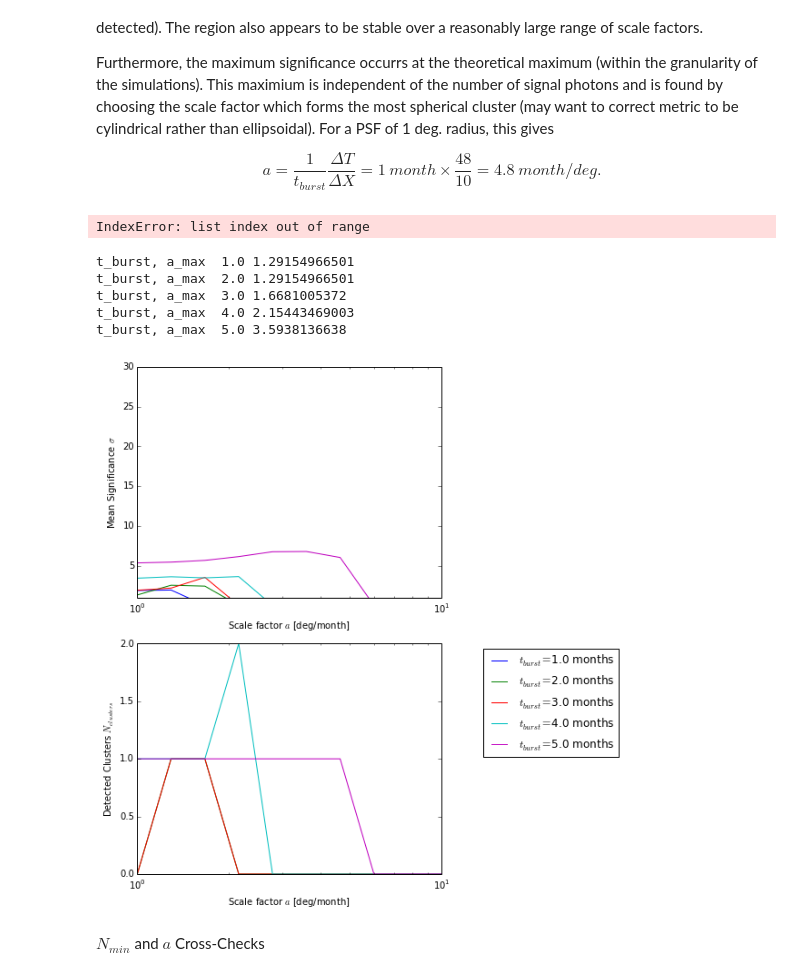
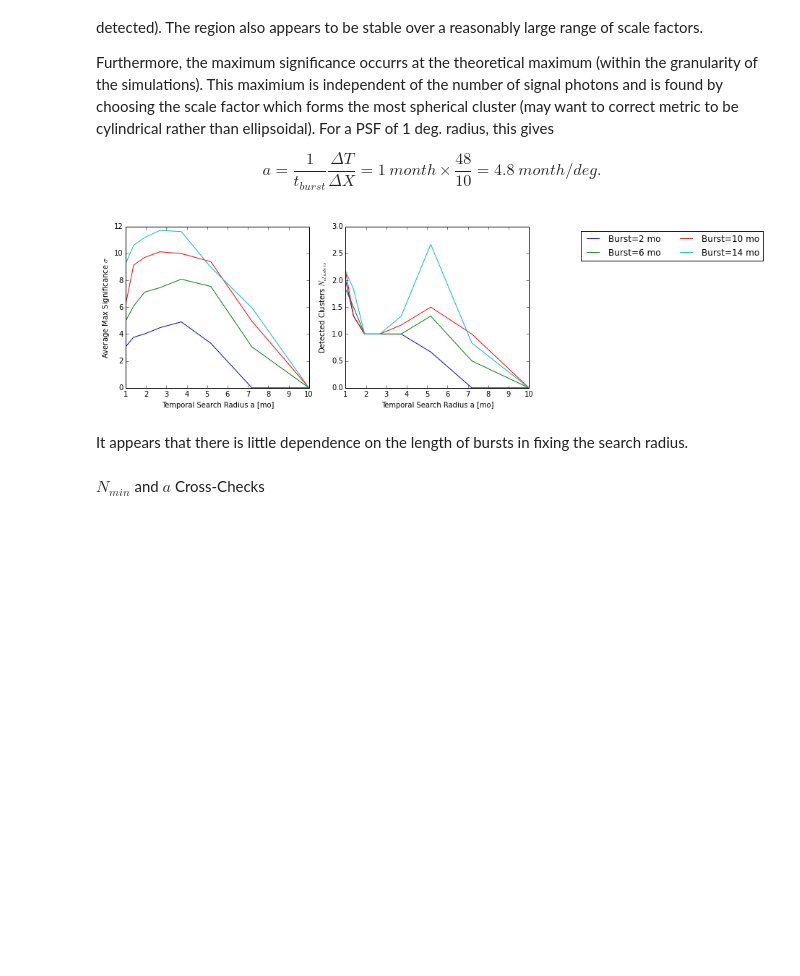
Before and after one commit to erccarls/time_var, a Jupyter notebook: Time_Var_DBSCAN/run_MC.ipynb, the cells around one changed output. Drawn from its saved outputs; the diff is of its cells as text; code cells hidden in the pictures; blank space fills up the shorter version.

```diff
--- a/Time_Var_DBSCAN/run_MC.ipynb
+++ b/Time_Var_DBSCAN/run_MC.ipynb
@@ -21,8 +21,9 @@ import cPickle as pickle, numpy as np, matplotlib.pyplot as plt
 import psf# Module for gaussian PSF convolution
 
 # Universal Simulation Parameters
-sizeX,sizeY,sizeT = 5.,5.,48. # Define box size
-N_bg = 1000 # Number of background events to be distributed randomly
+sizeX,sizeY,sizeT = 10.,10.,48. # Define box size
+dens = 20 #dens/sq deg
+N_bg = dens*sizeX*sizeY # Number of background events to be distributed randomly
 r_68 = 1.0 # Spatial PSF size in degrees
 numProcs = 12 # How many CPU to use
 
@@ -81,10 +82,13 @@ Let us begin to answer these quesetions by simulating a source with \\(t_{burst}
 # %%
 import DBSCAN,MCSTATS,dbscan_indexed
 numSims = 6# number of simulations for each MC
-aList = np.logspace(0,1,20) # Scan search radius from 1-48 months.
-N_sigList = range(0,101,25)
-burst_Time = 4. # temporal length of source in months
-N_bg=1000
+#aList = np.logspace(0,1,20) # Scan search radius from 1-48 months.
+#N_sigList = range(0,101,25)
+
+aList = np.logspace(0,1,8) # Scan search radius from 1-48 months.
+N_sigList = range(0,101,33)
+
+burst_Time = 6. # temporal length of source in months
 
 reload(MCSTATS)
 reload(DBSCAN)
@@ -92,7 +96,7 @@ reload(DBSCAN)
 MS,MC = [],[]
 
 for N_sig in N_sigList:
-    mcSims=[RunSim(N_sig_on=N_sig,N_sig_off=0,t_burst=burst_Time) for i in range(numSims)]
+    mcSims=[RunSim(N_sig_on=N_sig,N_sig_off=0,t_burst=burst_Time) for k in range(numSims)]
     dbscanResults,sigs = [],[]
 
     for a in aList:
@@ -103,7 +107,7 @@ for N_sig in N_sigList:
         if nMin<3.: nMin=3 # If the number of events is less than three, DBSCAN won't work very well....
 
         # Send results to DBSCAN.  timeScale tells DBSCAN to multiply the times by the argument.
-        scan = MCSTATS.DBSCAN_Compute_Clusters(mcSims, eps=r_68,min_samples=nMin, timeScale=r_68/a,numProcs=numProcs,plot=False)
+        scan = MCSTATS.DBSCAN_Compute_Clusters(mcSims, eps=r_68,min_samples=nMin, timeScale=float(r_68)/a,numProcs=numProcs,plot=False)
 
         dbscanResults.append(scan)
         # Use annulus method here.
@@ -198,37 +210,36 @@ for t_burst in t_burstList:
 # %%
-plt.figure(0,figsize=(6,10))
+plt.figure(0,figsize=(10,4))
 maxSig = []
 
-for i in range(len(t_burstList)):
-    N_sig,sigmas,counts = t_burstList[i],MS[i],MC[i]
-    plt.subplot(211)
-    plt.plot(aList,sigmas)
-    plt.xlabel(r'Scale factor $a$ [deg/month]')
-    plt.ylabel(r'Mean Significance $\sigma$')
+for i in range(len(N_sigList)):
+    N_sig,sigmas,counts = burst_List[i],MS[i],MC[i]
+    plt.subplot(121)
+    if N_sig==0:plt.plot(aList,sigmas,ls='--')
+    else:plt.plot(aList,sigmas)
+    #plt.vlines(bgDensity * 4./3.* np.pi*r_68**3 , .1,100,label='Expected BG Count=1',linestyle='--') # expected number of events in a cylinder that circumscribes  )
+    plt.xlabel(r'Temporal Search Radius a [mo]')
+    plt.ylabel(r'Average Max Significance $\sigma$')
     #plt.yscale('log')
-    plt.xscale('log')
-    plt.ylim((1,30))
+    #plt.xscale('log')
 
-    plt.subplot(212)
-    plt.plot(aList,counts,label=r'$t_{burst}=$' + str(t_burstList[i]) + r" months")
+    plt.subplot(122)
+    if N_sig==0: plt.plot(aList,counts,label=r'BG Only',ls='--')
+    else:plt.plot(aList,counts,label=r'Burst=' + str(N_sig) +' mo')
+
+    plt.ylabel(r'Detected Clusters $N_{clusters}$')
+    plt.xlabel(r'Temporal Search Radius a [mo]')
     #plt.yscale('log')
-    plt.xscale('log')
-    plt.ylabel(r'Detected Clusters $N_{clusters}$')
-    plt.xlabel(r'Scale factor $a$ [deg/month]')
+    #plt.xscale('log')
 
-    plt.legend(ncol=1,bbox_to_anchor=(1.6, 1.00))
+    if aList[np.argmax(sigmas)]>1: maxSig.append(aList[np.argmax(sigmas)])
 
-    print 't_burst, a_max ', t_burstList[i], aList[np.argmax(sigmas)]
+plt.legend(ncol=2,bbox_to_anchor=(2.3, 1.00))
 
 plt.show()
 # %% [output]
-IndexError: list index out of range
-t_burst, a_max  1.0 1.29154966501
-t_burst, a_max  2.0 1.29154966501
-t_burst, a_max  3.0 1.6681005372
-t_burst, a_max  4.0 2.15443469003
-t_burst, a_max  5.0 3.5938136638
-[figure, old version]
+[figure, new version]
+# %% [markdown]
+It appears that there is little dependence on the length of bursts in fixing the search radius.
 # %% [markdown]
 \\(N_{min}\\) and \\(a\\) Cross-Checks
 # %%
```
Also changed, not shown: parts of 12 cells of this notebook, 4 other files.
